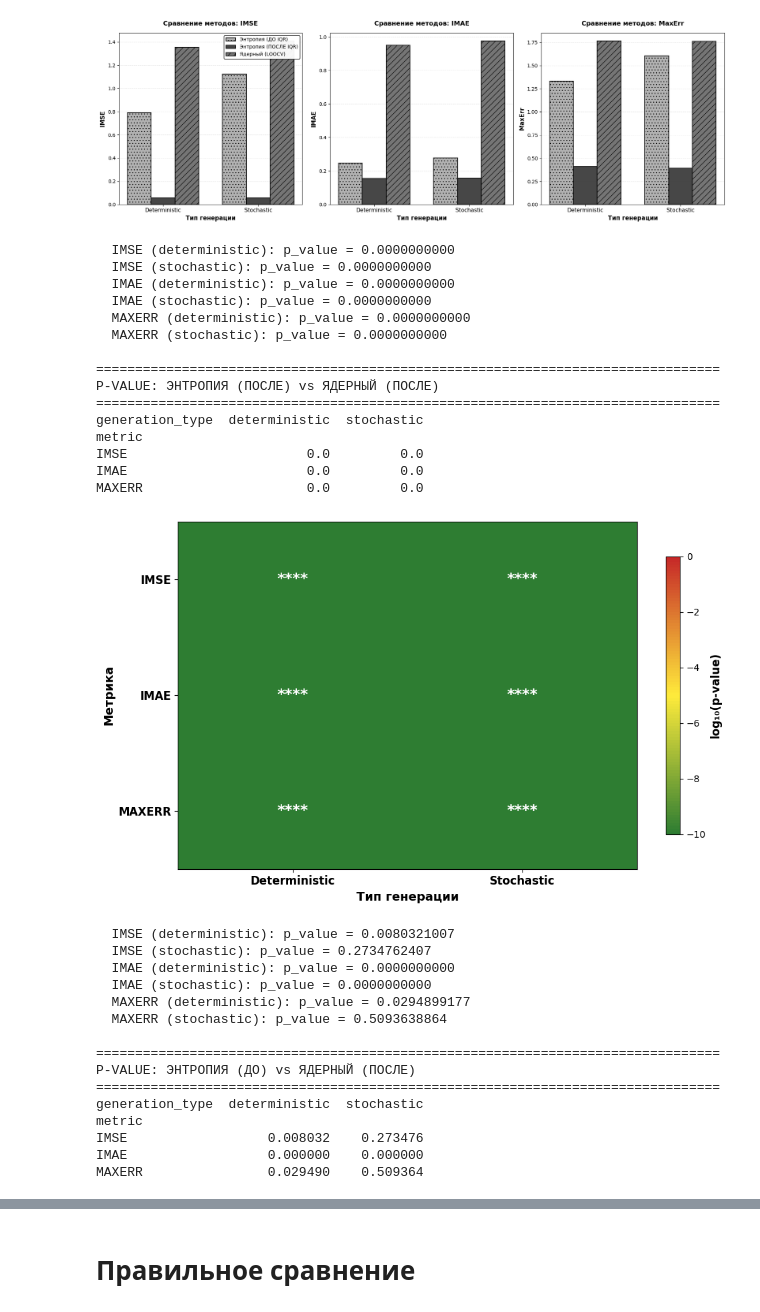
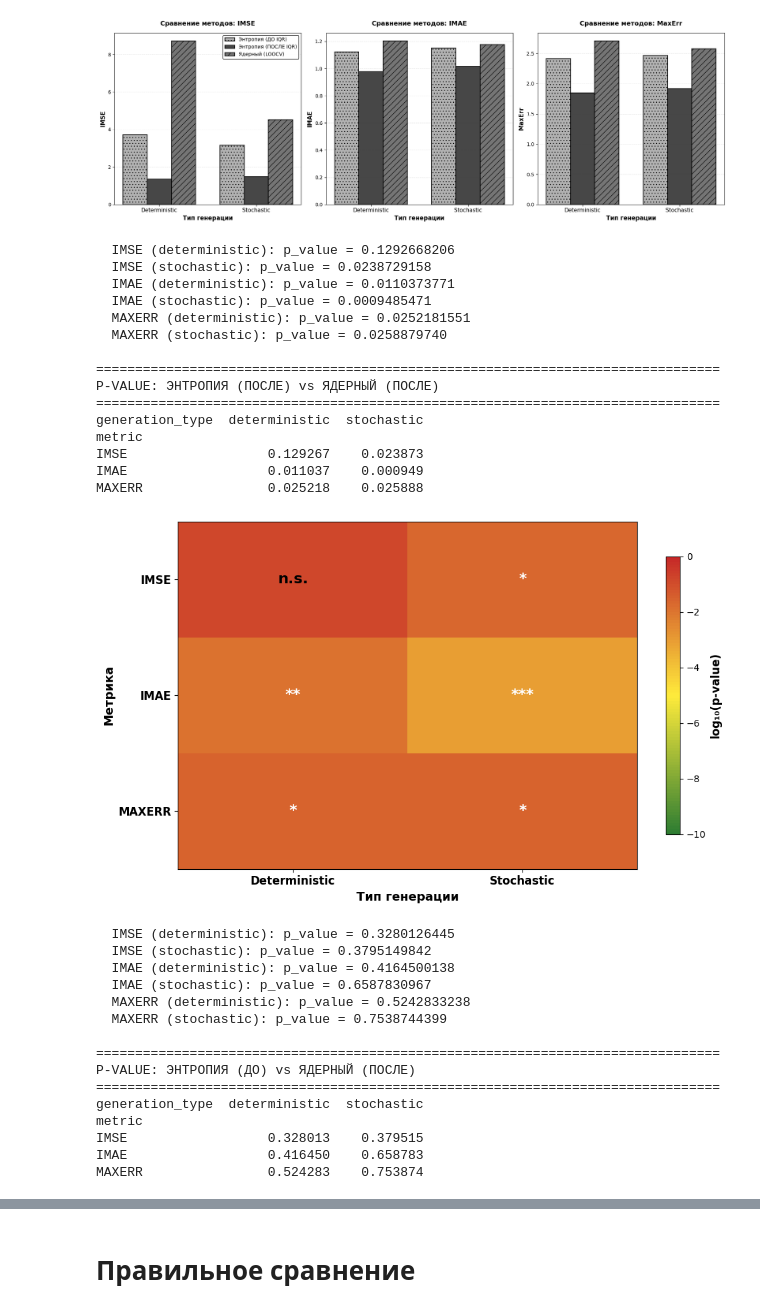
Before and after one commit to AnfimovAleksandr/mag_diploma, a Jupyter notebook: Сравнение/Смесевые данные/Сравнение.ipynb, the cells around one changed output, grey strips where cells are left out. Drawn from its saved outputs; the diff is of its cells as text; code cells hidden in the pictures.

```diff
--- a/Сравнение/Смесевые данные/Сравнение.ipynb
+++ b/Сравнение/Смесевые данные/Сравнение.ipynb
@@ -12,6 +12,7 @@ from matplotlib.colors import LinearSegmentedColormap
 df_entropy_before = pd.read_csv('entropy_mixture_results_before_iqr.csv')
 df_entropy_after = pd.read_csv('entropy_mixture_results_after_iqr.csv')
 df_kernel = pd.read_csv('kernel_regression_mixture_results_after_iqr.csv')
+df_kernel = pd.read_csv('kernel_regression_mixture_results_before_iqr.csv')
 
 print("Данные загружены:")
 print(f"  Entropy (before IQR): {len(df_entropy_before)} записей")
@@ -396,56 +397,56 @@ def plot_advantage_heatmap():
                    fontsize=14, fontweight='bold', color=text_color)
 
     ax.set_xticks(range(len(heatmap_data.columns)))
     ax.set_yticks(range(len(heatmap_data.index)))
     ax.set_xticklabels(['Deterministic', 'Stochastic'], fontsize=12, fontweight='bold')
     ax.set_yticklabels(heatmap_data.index, fontsize=12, fontweight='bold')
     ax.set_xlabel('Тип генерации', fontsize=13, fontweight='bold')
     ax.set_ylabel('Метрика', fontsize=13, fontweight='bold')
     # ax.set_title('Преимущество энтропийного метода над ядерной регрессией (после IQR)',
     #             fontsize=14, fontweight='bold', pad=15)
 
     cbar = plt.colorbar(im, ax=ax, shrink=0.8)
     cbar.set_label('Улучшение, %', fontsize=12, fontweight='bold')
 
     plt.tight_layout()
     plt.savefig('advantage_heatmap_entropy_vs_kernel.png', dpi=300, bbox_inches='tight')
     plt.show()
 
 plot_advantage_heatmap()
 # %% [output]
 Данные загружены:
   Entropy (before IQR): 2 записей
   Entropy (after IQR): 2 записей
   Kernel (after IQR): 6 записей
-[figure, old version]
+[figure, new version]
-  IMSE (deterministic): p_value = 0.0000000000
-  IMSE (stochastic): p_value = 0.0000000000
-  IMAE (deterministic): p_value = 0.0000000000
-  IMAE (stochastic): p_value = 0.0000000000
-  MAXERR (deterministic): p_value = 0.0000000000
-  MAXERR (stochastic): p_value = 0.0000000000
+  IMSE (deterministic): p_value = 0.1292668206
+  IMSE (stochastic): p_value = 0.0238729158
+  IMAE (deterministic): p_value = 0.0110373771
+  IMAE (stochastic): p_value = 0.0009485471
+  MAXERR (deterministic): p_value = 0.0252181551
+  MAXERR (stochastic): p_value = 0.0258879740
 
 ================================================================================
 P-VALUE: ЭНТРОПИЯ (ПОСЛЕ) vs ЯДЕРНЫЙ (ПОСЛЕ)
 ================================================================================
 generation_type  deterministic  stochastic
 metric
-IMSE                       0.0         0.0
-IMAE                       0.0         0.0
-MAXERR                     0.0         0.0
+IMSE                  0.129267    0.023873
+IMAE                  0.011037    0.000949
+MAXERR                0.025218    0.025888
-[figure, old version]
+[figure, new version]
-  IMSE (deterministic): p_value = 0.0080321007
-  IMSE (stochastic): p_value = 0.2734762407
-  IMAE (deterministic): p_value = 0.0000000000
-  IMAE (stochastic): p_value = 0.0000000000
-  MAXERR (deterministic): p_value = 0.0294899177
-  MAXERR (stochastic): p_value = 0.5093638864
+  IMSE (deterministic): p_value = 0.3280126445
+  IMSE (stochastic): p_value = 0.3795149842
+  IMAE (deterministic): p_value = 0.4164500138
+  IMAE (stochastic): p_value = 0.6587830967
+  MAXERR (deterministic): p_value = 0.5242833238
+  MAXERR (stochastic): p_value = 0.7538744399
 
 ================================================================================
 P-VALUE: ЭНТРОПИЯ (ДО) vs ЯДЕРНЫЙ (ПОСЛЕ)
 ================================================================================
 generation_type  deterministic  stochastic
 metric
-IMSE                  0.008032    0.273476
-IMAE                  0.000000    0.000000
-MAXERR                0.029490    0.509364
+IMSE                  0.328013    0.379515
+IMAE                  0.416450    0.658783
+MAXERR                0.524283    0.753874
```
Also changed, not shown: parts of 10 cells of this notebook, 35 other files.
